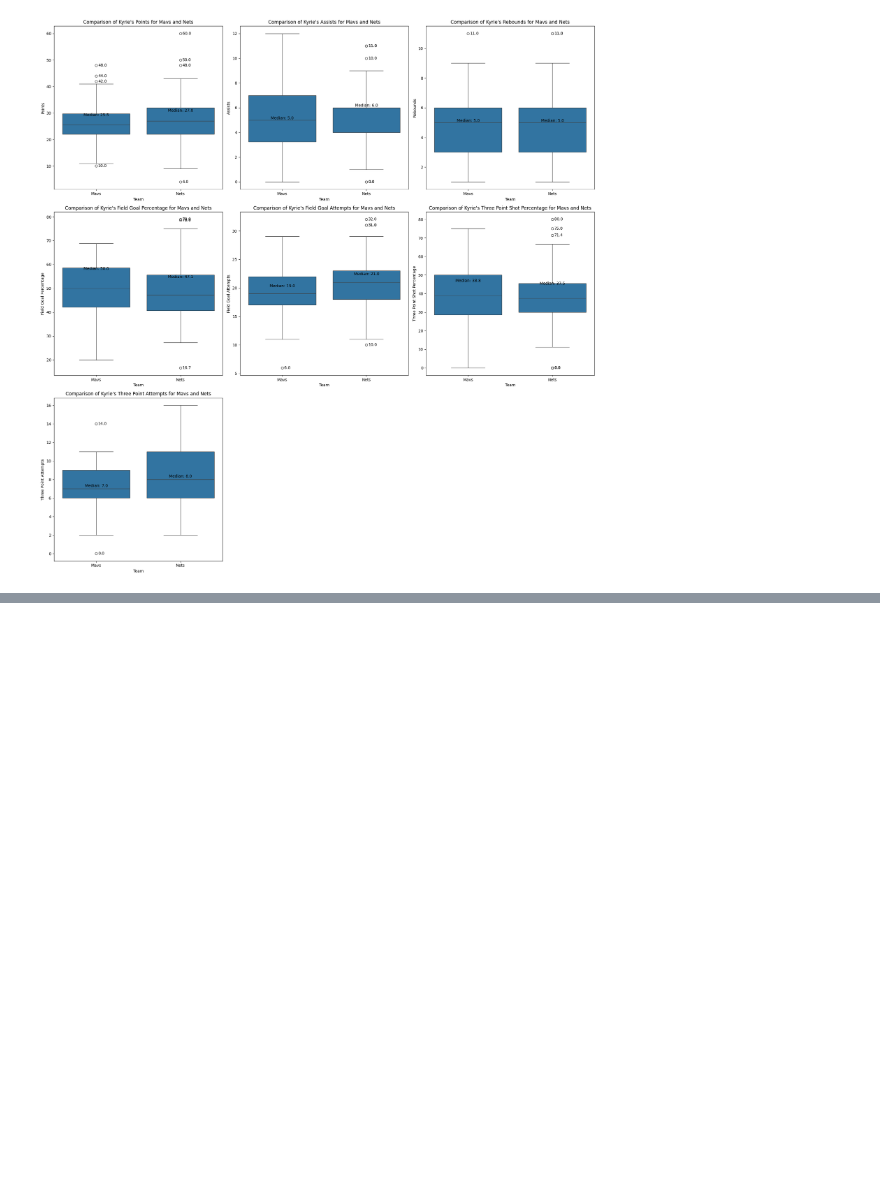
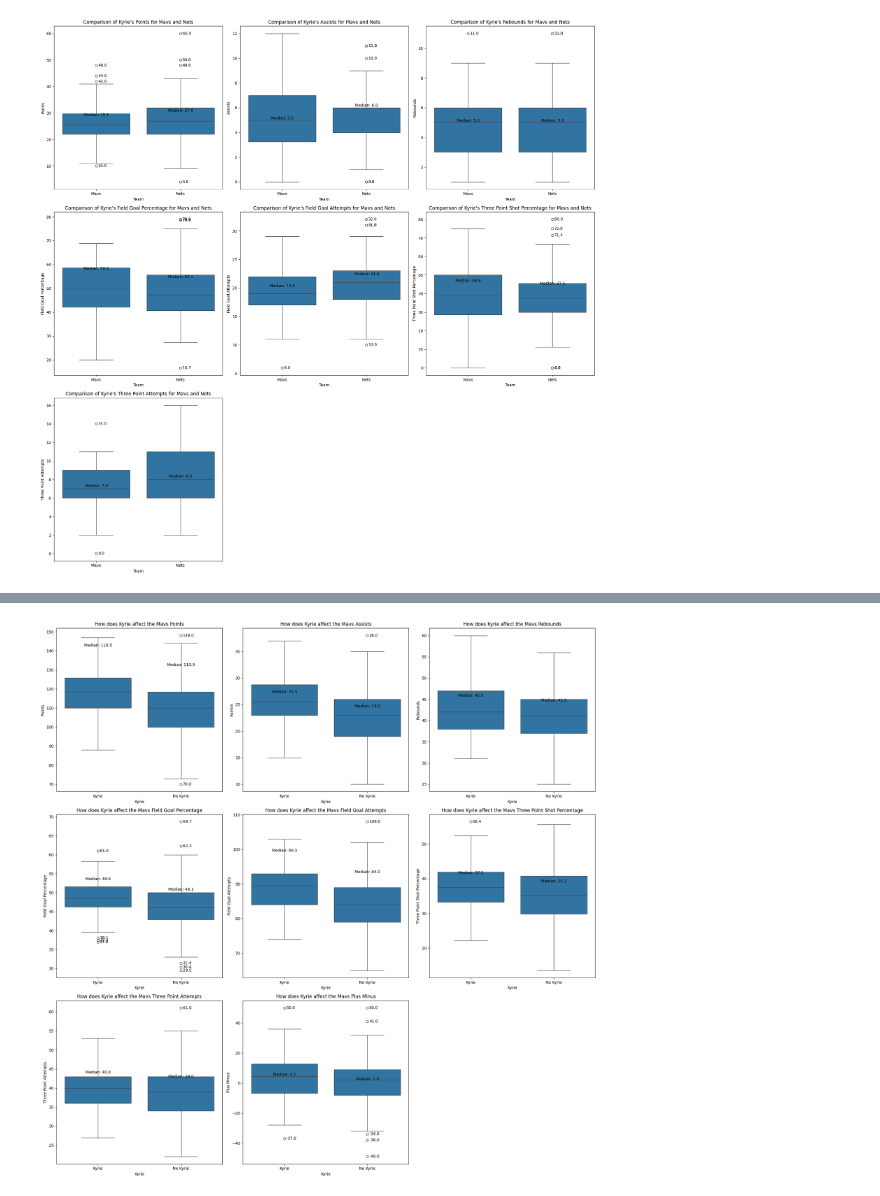
Before and after one commit to manayd/nba-project, a Jupyter notebook: analysis.ipynb, the cells around one changed output, grey strips where cells are left out. Cells and saved outputs as stored; diff of their text form; code cells hidden in the pictures; blank space fills up the shorter version.

Commit message:
Analyzed metric progression

```diff
--- a/analysis.ipynb
+++ b/analysis.ipynb
@@ -384,0 +302,8 @@ plt.show()
+# %%
+games_21_23 = games[games['SEASON_ID'].str[-4:].isin(['2021', '2022', '2023'])]
+kyrie_mavs_game_ids = kyrie_mavs['GAME_ID']
+# Filter games_21_23 based on GAME_IDs not present in kyrie_mavs
+games_without_kyrie = games_21_23[~games_21_23['GAME_ID'].isin(kyrie_mavs_game_ids)]
+games_without_kyrie
+mavs_record_without_kyrie = games_without_kyrie['WL'].value_counts()
+mavs_record_without_kyrie
@@ -384,0 +353,10 @@ plt.show()
+# %%
+games_with_kyrie['Kyrie'] = 'Kyrie'
+games_without_kyrie['Kyrie'] = 'No Kyrie'
+kyrie_games_combined = pd.concat([games_with_kyrie, games_without_kyrie])
+kyrie_games_combined['FG_PCT_m'] = kyrie_games_combined['FG_PCT'] * 100
+kyrie_games_combined['FG3_PCT_m'] = kyrie_games_combined['FG3_PCT'] * 100
+games_with_kyrie['FG_PCT_m'] = games_with_kyrie['FG_PCT'] * 100
+games_with_kyrie['FG3_PCT_m'] = games_with_kyrie['FG3_PCT'] * 100
+games_without_kyrie['FG_PCT_m'] = games_without_kyrie['FG_PCT'] * 100
+games_without_kyrie['FG3_PCT_m'] = games_without_kyrie['FG3_PCT'] * 100
@@ -384,0 +407,27 @@ plt.show()
+# %%
+metric_list = [['PTS', "Points"], ['AST', "Assists"], ['REB', "Rebounds"],
+               ['FG_PCT_m', "Field Goal Percentage"], ['FGA', "Field Goal Attempts"],
+               ['FG3_PCT_m', "Three Point Shot Percentage"], ['FG3A', 'Three Point Attempts'], ['PLUS_MINUS', 'Plus Minus']]
+
+# Determine the grid layout
+n_metrics = len(metric_list)
+n_cols = 3  # Change to 4 if you prefer a 2x4 layout
+n_rows = (n_metrics + n_cols - 1) // n_cols
+
+fig, axes = plt.subplots(n_rows, n_cols, figsize=(20, 20))
+
+# Flatten axes array for easy iteration
+axes = axes.flatten()
+
+# Plot each metric in its subplot
+for ax, (metric, description) in zip(axes, metric_list):
+    team_metrics(ax, metric, description)
+
+# Remove any empty subplots
+for ax in axes[len(metric_list):]:
+    fig.delaxes(ax)
+
+plt.tight_layout()
+plt.show()
+# %% [output]
+[figure, added]
```
Also changed, not shown: parts of 21 cells of this notebook.
